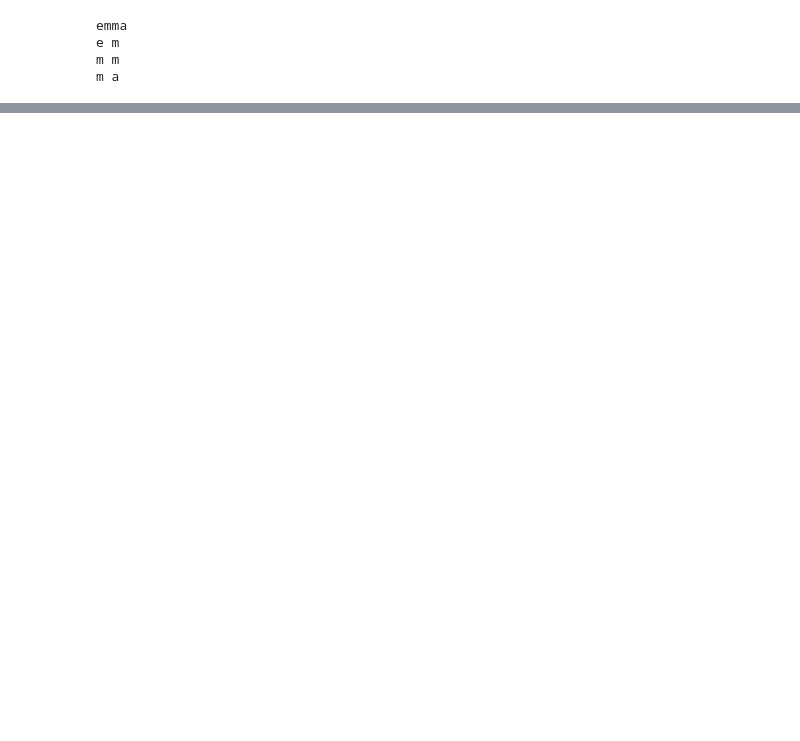
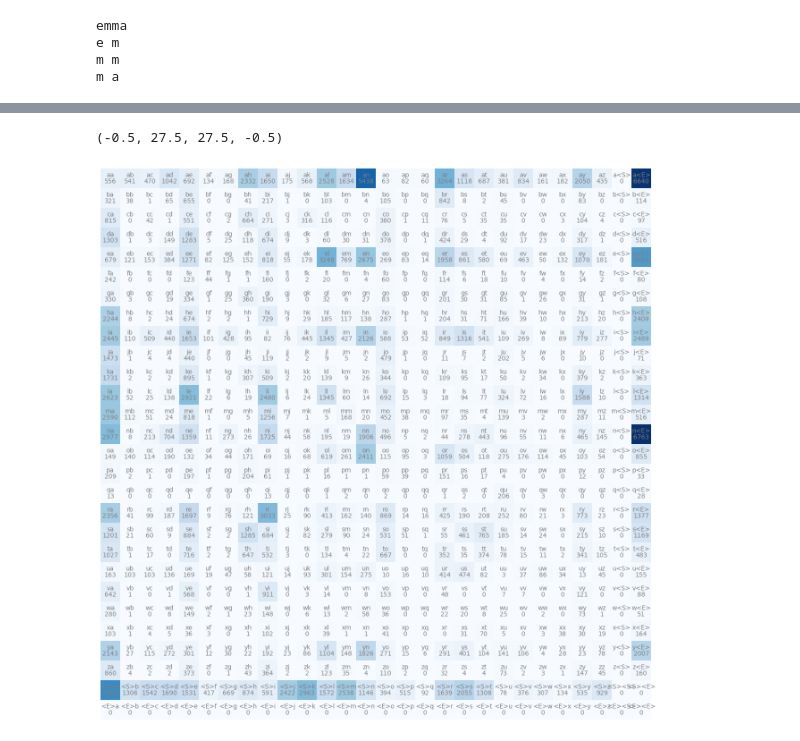
Before and after one commit to montanizstills/Reflection-MachineLearning-NaturalLanguageProcessing, a Jupyter notebook: bigram.ipynb, the cells around one changed output, grey strips where cells are left out. Cells and saved outputs as stored; diff of their text form; code cells hidden in the pictures; blank space fills up the shorter version.

```diff
--- a/bigram.ipynb
+++ b/bigram.ipynb
@@ -15,9 +27,9 @@ m m
 m a
 # %%
 bigram_count_map = {}
-for word in words:
-    chs = ['<S>'] + list(word) + ['<E>']
-    for char1, char2 in zip(chs, chs[1:]):
+for word in dataset[:1]:
+    letters = ['<S>'] + list(word) + ['<E>']
+    for char1, char2 in zip(letters, letters[1:]):
         bigram = (char1, char2)
         bigram_count_map[bigram] = bigram_count_map.get(bigram, 0) + 1
-        # print(char1, char2)
+        print(char1, char2)
@@ -119,0 +116,19 @@ IndexError: index 27 is out of bounds for axis 1 with size 27
+# %%
+# More detailed graphical representation
+%matplotlib inline
+plt.figure(figsize=(16, 16))
+plt.imshow(N, cmap='Blues')
+index_to_char_lookup_table = {index: char for char, index in
+                              char_to_index_lookup_table.items()}  # reverse char_to_index_lookup_table
+for i in range(28):  # realistically should be `for i in len(lookup_table.keys())`
+    for j in range(28):  # realistically should be `for i in len(lookup_table.keys())`
+        chstr = index_to_char_lookup_table[i] + index_to_char_lookup_table[j]
+        # matrix is an array of arrays so to get the value at i,j we need .item()
+        plt.text(j, i, chstr, ha="center", va="bottom", color="gray")
+        plt.text(j, i, N[i, j].item(), ha="center", va="top", color="gray")
+plt.axis('off')
+
+# plt.imshow(char_to_count_matrix)
+# %% [output]
+(-0.5, 27.5, 27.5, -0.5)
+[figure, added]
```
Also changed, not shown: parts of 28 cells of this notebook, 3 other files.
